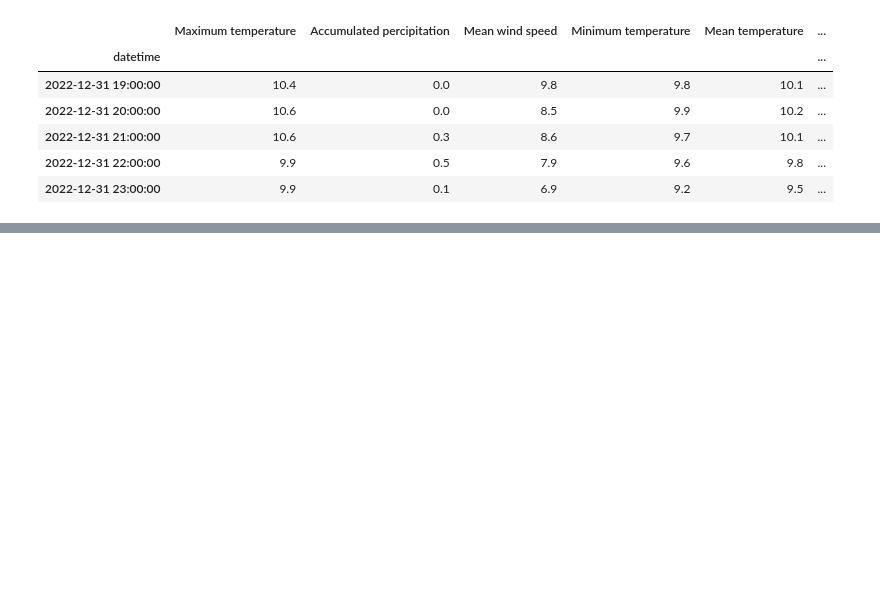
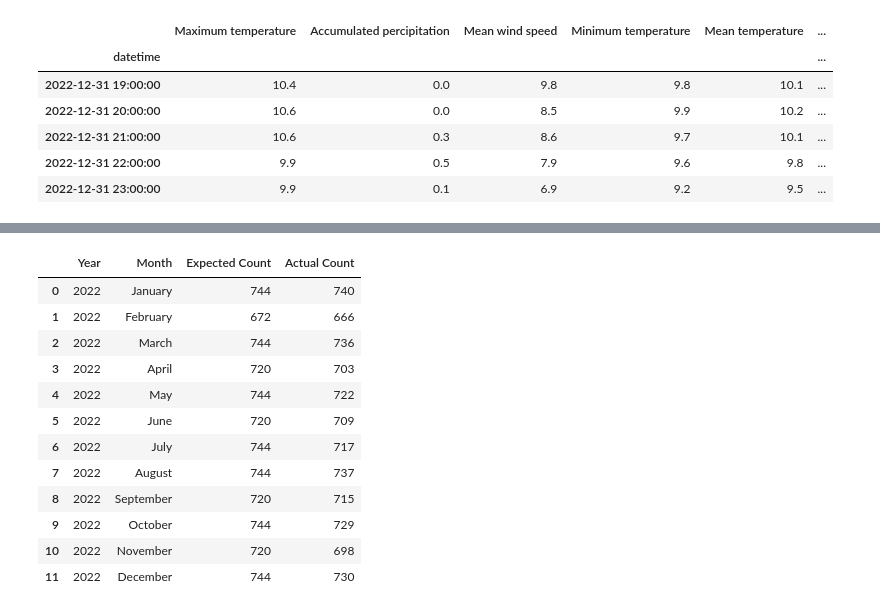
Before and after one commit to dzzz707/46765-ml-for-energy-systems, a Jupyter notebook: assignment1/Data process/Weather data.ipynb, the cells around one changed output, grey strips where cells are left out. Saved outputs shown, nothing was run; the diff lists cells and outputs as text; code cells hidden in the pictures; blank space fills up the shorter version.

```diff
--- a/assignment1/Data process/Weather data.ipynb
+++ b/assignment1/Data process/Weather data.ipynb
@@ -91,14 +90,3 @@ Weather[Weather.isna().any(axis=1)]
-# %%
-for column in Weather.columns:
-        for i in range(1, len(Weather) - 1):  # Avoid the first and last rows
-            if pd.isna(Weather.loc[i, column]):
-                # Get the values from the row above and below
-                above = Weather.loc[i-1, column]
-                below = Weather.loc[i+1, column]
-                avg = np.nanmean([above, below])
-
-                # Fill the missing value with the computed average
-                Weather.loc[i, column] = avg
 # %%
 # Check for duplicates. If any, these have to be removed
 Weather.duplicated().sum()
@@ -164,0 +163,60 @@ Weather.to_csv('Data assignment 1/Weather data.csv', index=True)
+# %%
+Weather.reset_index(inplace=True)
+# Ensure the datetime column is in datetime format
+Weather['datetime'] = pd.to_datetime(Weather['datetime'])
+
+# Extract month and year from datetime
+Weather['Month'] = Weather['datetime'].dt.strftime('%B')
+Weather['Year'] = Weather['datetime'].dt.year
+
+# Count the number of data points per month
+actual_counts = Weather.groupby(['Year', 'Month']).size().reset_index(name='Actual Count')
+
+# Create a DataFrame with expected counts
+months_in_year = {
+    'January': 31,
+    'February': 28,  # Will adjust for leap years later
+    'March': 31,
+    'April': 30,
+    'May': 31,
+    'June': 30,
+    'July': 31,
+    'August': 31,
+    'September': 30,
+    'October': 31,
+    'November': 30,
+    'December': 31
+}
+
+# Generate expected counts for each month
+expected_counts = []
+for year in actual_counts['Year'].unique():
+    for month, days in months_in_year.items():
+        # Adjust for leap year if February
+        if month == 'February' and (year % 4 == 0 and (year % 100 != 0 or year % 400 == 0)):
+            expected_counts.append({'Year': year, 'Month': month, 'Expected Count': days * 24})  # 24 hours
+        else:
+            expected_counts.append({'Year': year, 'Month': month, 'Expected Count': days * 24})  # 24 hours
+
+# Create expected counts DataFrame
+expected_counts_df = pd.DataFrame(expected_counts)
+
+# Merge actual and expected counts
+summary_table = pd.merge(expected_counts_df, actual_counts, on=['Year', 'Month'], how='left')
+
+# F
+summary_table
+# %% [output]
+|  | Year | Month | Expected Count | Actual Count |
+| 0 | 2022 | January | 744 | 740 |
+| 1 | 2022 | February | 672 | 666 |
+| 2 | 2022 | March | 744 | 736 |
+| 3 | 2022 | April | 720 | 703 |
+| 4 | 2022 | May | 744 | 722 |
+| 5 | 2022 | June | 720 | 709 |
+| 6 | 2022 | July | 744 | 717 |
+| 7 | 2022 | August | 744 | 737 |
+| 8 | 2022 | September | 720 | 715 |
+| 9 | 2022 | October | 744 | 729 |
+| 10 | 2022 | November | 720 | 698 |
+| 11 | 2022 | December | 744 | 730 |
```
Also changed, not shown: parts of 22 cells of this notebook.
